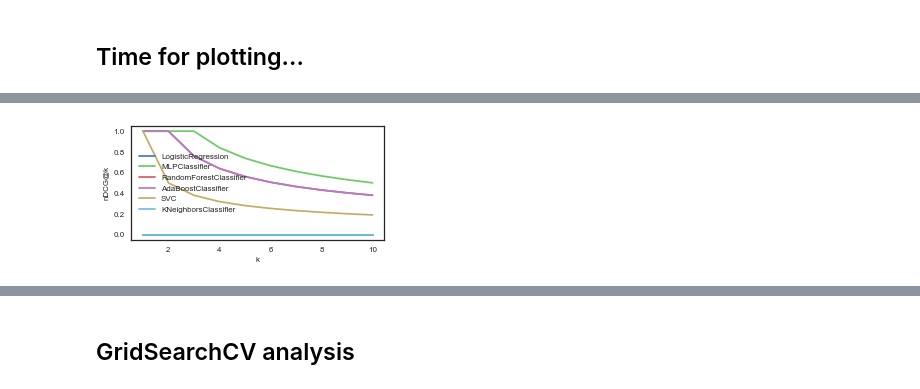
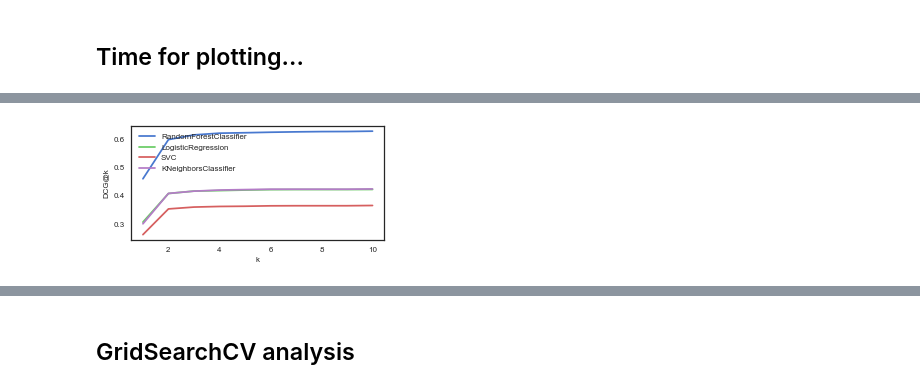
Before and after one commit to enricorotundo/StackexchangeDatadumpQualityAnnotator, a Jupyter notebook: Analysis/Tasks/BestAnswer/Performance Analysis.ipynb, the cells around one changed output, grey strips where cells are left out. Drawn from its saved outputs; the diff is of its cells as text; code cells hidden in the pictures.

```diff
--- a/Analysis/Tasks/BestAnswer/Performance Analysis.ipynb
+++ b/Analysis/Tasks/BestAnswer/Performance Analysis.ipynb
@@ -24,24 +24,40 @@ PLOTS_FORMATS = ['.pdf', '.png']
 # %% [markdown]
 ## Helper functions for computing metrics
 # %%
-def ndcg_at_k(df, k, col):
+def dcg_at_k(df, k, col):
     """
     Input: whole DF of all predictions
     Returns: array with a metric for each thread in DF
     """
     metrics = []
     for name, group in df.groupby(by='thread_id'):
-        metrics.append(ir_metrics.ndcg_at_k(df[col], k))
+        group = group.sort_values('y_true', ascending=False)
+        metrics.append(ir_metrics.dcg_at_k(group[col], k, method=1))
     return metrics
 
 def mrr(df, col):
+    """
+    Input: whole DF of all predictions
+    Returns: float, a metric for the whole DF!
+    """
+    ranks = []
+    for name, group in df.groupby(by='thread_id'):
+        group = group.sort_values('y_true', ascending=False)
+        ranks.append(group[col].values)
+    return ir_metrics.mean_reciprocal_rank(ranks)
+
+def precision_at_k(df, k, col):
     """
     Input: whole DF of all predictions
     Returns: array with a metric for each thread in DF
     """
     metrics = []
     for name, group in df.groupby(by='thread_id'):
-        metrics.append(ir_metrics.mean_reciprocal_rank(df[col]))
+        group = group.sort_values('y_true', ascending=False)
+        try:
+            metrics.append(ir_metrics.precision_at_k(group[col], k))
+        except:
+            pass
     return metrics
 
 
@@ -102,20 +129,19 @@ SVC
 # %% [markdown]
 ## Time for plotting...
 # %%
-# plot NDCG@1 bars
+# plot DCG@1 bars
 
 fig = plt.figure(figsize=(4, 2))
 ax1 = fig.add_subplot(111)
 
-ax1.bar(0,  mean_ndcg_data['AdaBoostClassifier'][0],  label='AdaBoostClassifier')
-ax1.bar(1,  mean_ndcg_data['RandomForestClassifier'][0],  label='RandomForestClassifier')
-ax1.bar(2,  mean_ndcg_data['SVC'][0],  label='SVC')
-ax1.bar(3,  mean_ndcg_data['LogisticRegression'][0],  label='LogisticRegression')
-ax1.bar(4,  mean_ndcg_data['KNeighborsClassifier'][0],  label='KNeighborsClassifier')
+for idx, file_name in enumerate(files):
+    ax1.bar(idx,  mean_dcg_data[file_name][0],  label=file_name)
 
-plt.ylabel('nDCG@1', fontsize=8)
+plt.ylabel('DCG@1', fontsize=8)
 plt.tick_params(axis='both', which='major', labelsize=8)
 
 plt.grid(alpha=0.7, linestyle='dotted')
 plt.legend(fontsize=8)
 plt.tight_layout(pad=0.3)
+for plot_format in PLOTS_FORMATS:
+    plt.savefig(PLOTS_PATH + 'dcg1_bars' + plot_format)
@@ -122,23 +150,25 @@ plt.tight_layout(pad=0.3)
 # %%
 # plot NDCG curves
 
 fig = plt.figure(figsize=(4, 2))
 ax1 = fig.add_subplot(111)
 
-for model_name in mean_ndcg_data.keys():
-    ax1.plot(range(1,11),
-             mean_ndcg_data[model_name],
+for model_name in files:
+    ax1.plot(range(1, 11),
+             mean_dcg_data[model_name],
              label=model_name)
 
 plt.xlabel('k', fontsize=8)
-plt.ylabel('nDCG@k', fontsize=8)
+plt.ylabel('DCG@k', fontsize=8)
 plt.tick_params(axis='both', which='major', labelsize=8)
 
 plt.grid(alpha=0.0, linestyle='dotted')
 plt.legend(fontsize=8)
 plt.tight_layout(pad=0.3)
+for plot_format in PLOTS_FORMATS:
+    plt.savefig(PLOTS_PATH + 'dcgK_lines' + plot_format)
 # %% [output]
-[figure, old version]
+[figure, new version]
 # %%
 # plot MRR curves
 
```
Also changed, not shown: parts of 9 cells of this notebook.
